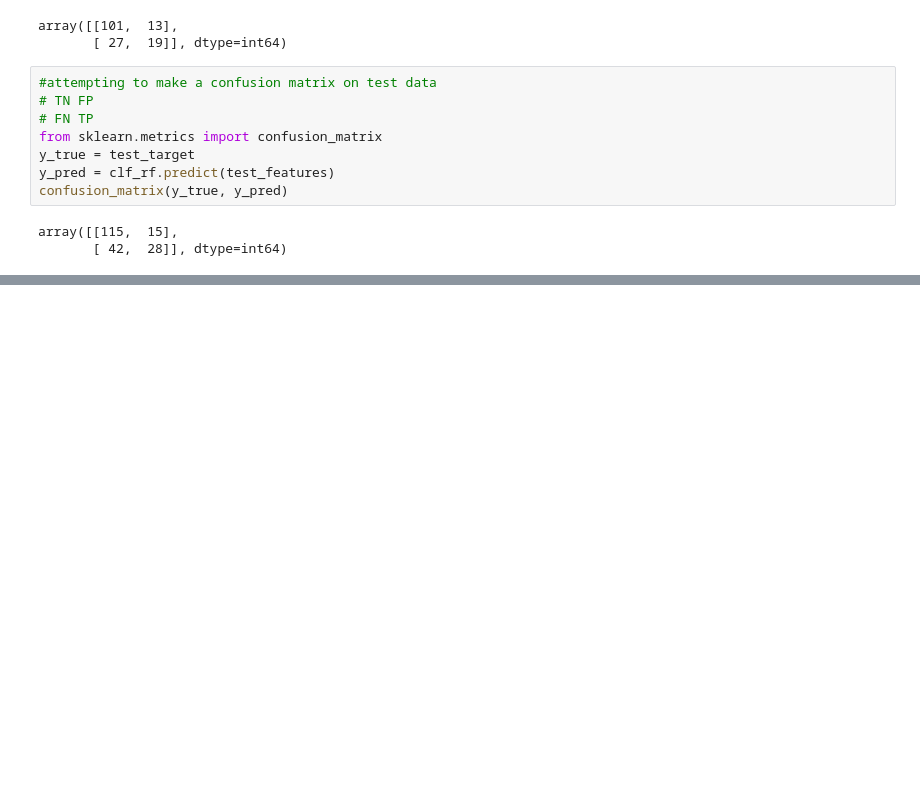
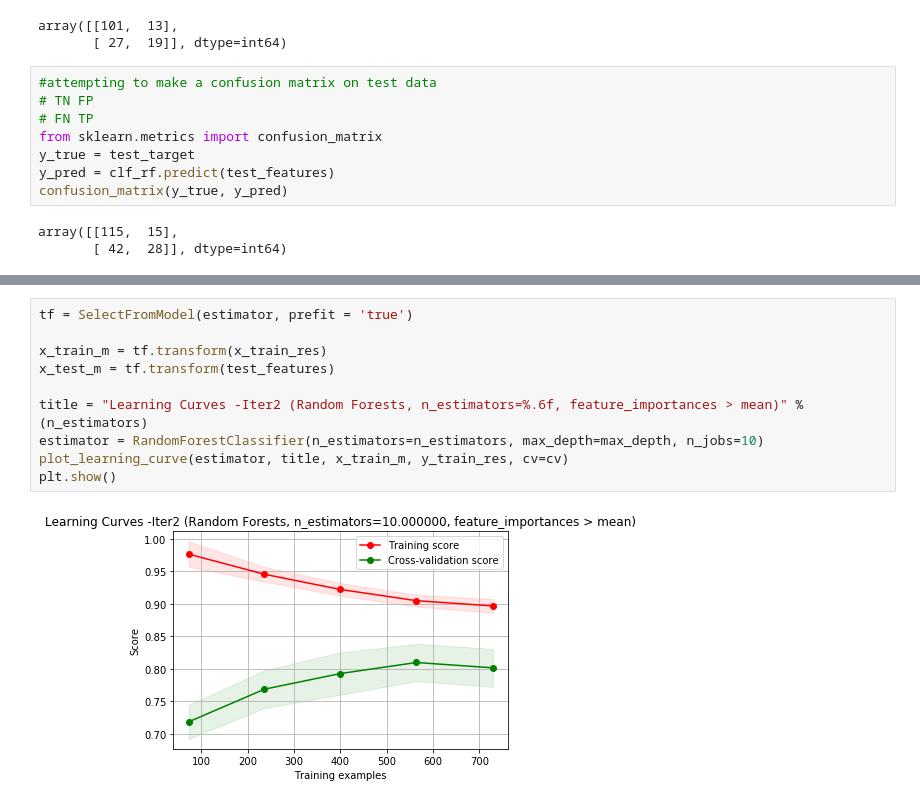
Before and after one commit to ScottMCasey/DataScience12032330SSA, a Jupyter notebook: SummerStudioA.ipynb, the cells around one changed output, grey strips where cells are left out. Cells and saved outputs as stored; diff of their text form; blank space fills up the shorter version.

```diff
--- a/SummerStudioA.ipynb
+++ b/SummerStudioA.ipynb
@@ -331,0 +446,12 @@ WIP
+# %%
+tf = SelectFromModel(estimator, prefit = 'true')
+
+x_train_m = tf.transform(x_train_res)
+x_test_m = tf.transform(test_features)
+
+title = "Learning Curves -Iter2 (Random Forests, n_estimators=%.6f, feature_importances > mean)" %(n_estimators)
+estimator = RandomForestClassifier(n_estimators=n_estimators, max_depth=max_depth, n_jobs=10)
+plot_learning_curve(estimator, title, x_train_m, y_train_res, cv=cv)
+plt.show()
+# %% [output]
+[figure, added]
```
Also changed, not shown: parts of 8 cells of this notebook.
